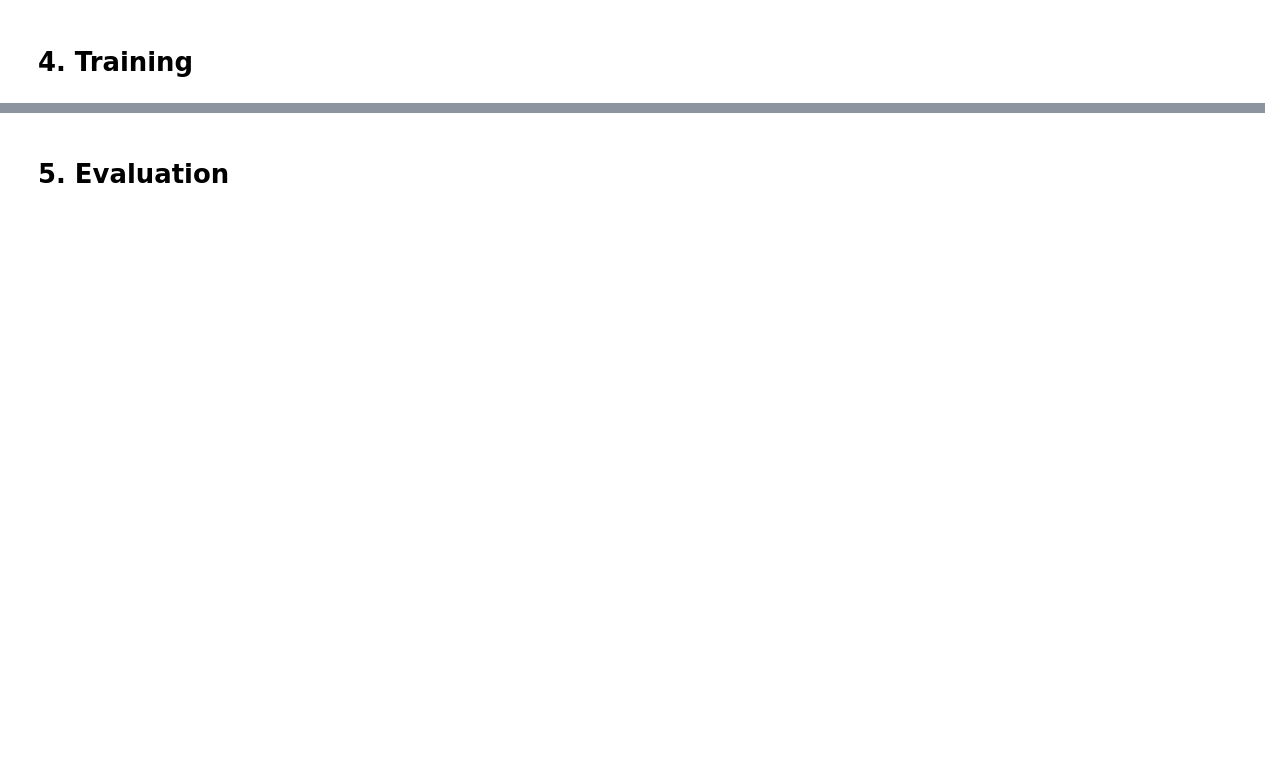
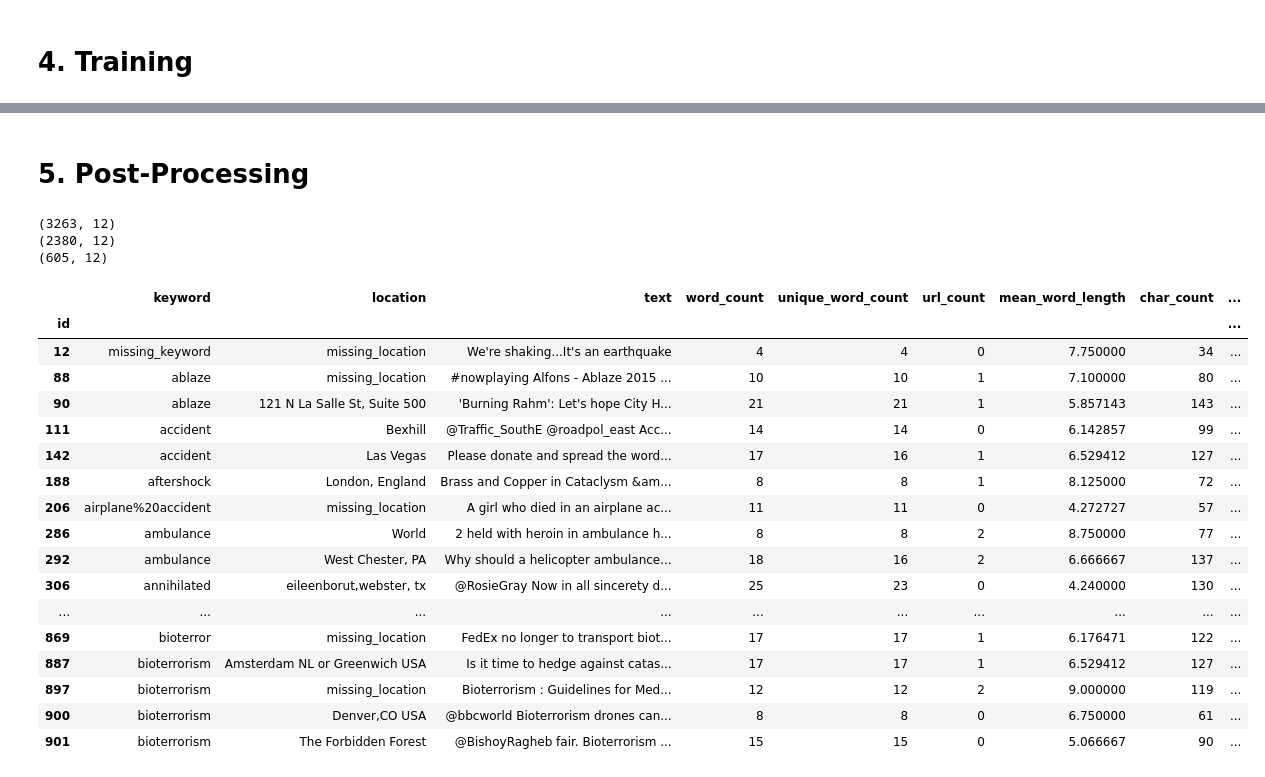
Before and after one commit to jensullrich/DataScienceSS20, a Jupyter notebook: Project/Project_NLP_disaster_tweets.ipynb, the cells around one changed output, grey strips where cells are left out. Drawn from its saved outputs; the diff is of its cells as text; code cells hidden in the pictures; blank space fills up the shorter version.

```diff
--- a/Project/Project_NLP_disaster_tweets.ipynb
+++ b/Project/Project_NLP_disaster_tweets.ipynb
@@ -282,2 +362,2 @@ train_history = model.fit(
 # %% [markdown]
-# 5. Evaluation
+# 5. Post-Processing
@@ -283,0 +368,29 @@ train_history = model.fit(
+# %%
+print(test.shape)
+uncertain = test[(test['prediction'] < 0.85)]
+print(uncertain.shape)
+uncertain = uncertain[(uncertain['prediction'] > 0.35)]
+print(uncertain.shape)
+uncertain.head(50)
+# %% [output]
+(3263, 12)
+(2380, 12)
+(605, 12)
+|  | keyword | location | text | word_count | unique_word_count | url_count | mean_word_length | char_count | ... |
+| id |  |  |  |  |  |  |  |  | ... |
+| 12 | missing_keyword | missing_location | We're shaking...It's an earthquake | 4 | 4 | 0 | 7.750000 | 34 | ... |
+| 88 | ablaze | missing_location | #nowplaying Alfons - Ablaze 2015 ... | 10 | 10 | 1 | 7.100000 | 80 | ... |
+| 90 | ablaze | 121 N La Salle St, Suite 500 | 'Burning Rahm': Let's hope City H... | 21 | 21 | 1 | 5.857143 | 143 | ... |
+| 111 | accident | Bexhill | @Traffic_SouthE @roadpol_east Acc... | 14 | 14 | 0 | 6.142857 | 99 | ... |
+| 142 | accident | Las Vegas | Please donate and spread the word... | 17 | 16 | 1 | 6.529412 | 127 | ... |
+| 188 | aftershock | London, England | Brass and Copper in Cataclysm &am... | 8 | 8 | 1 | 8.125000 | 72 | ... |
+| 206 | airplane%20accident | missing_location | A girl who died in an airplane ac... | 11 | 11 | 0 | 4.272727 | 57 | ... |
+| 286 | ambulance | World | 2 held with heroin in ambulance h... | 8 | 8 | 2 | 8.750000 | 77 | ... |
+| 292 | ambulance | West Chester, PA | Why should a helicopter ambulance... | 18 | 16 | 2 | 6.666667 | 137 | ... |
+| 306 | annihilated | eileenborut,webster, tx | @RosieGray Now in all sincerety d... | 25 | 23 | 0 | 4.240000 | 130 | ... |
+| ... | ... | ... | ... | ... | ... | ... | ... | ... | ... |
+| 869 | bioterror | missing_location | FedEx no longer to transport biot... | 17 | 17 | 1 | 6.176471 | 122 | ... |
+| 887 | bioterrorism | Amsterdam NL or Greenwich USA | Is it time to hedge against catas... | 17 | 17 | 1 | 6.529412 | 127 | ... |
+| 897 | bioterrorism | missing_location | Bioterrorism : Guidelines for Med... | 12 | 12 | 2 | 9.000000 | 119 | ... |
+| 900 | bioterrorism | Denver,CO USA | @bbcworld Bioterrorism drones can... | 8 | 8 | 0 | 6.750000 | 61 | ... |
+| 901 | bioterrorism | The Forbidden Forest | @BishoyRagheb fair. Bioterrorism ... | 15 | 15 | 0 | 5.066667 | 90 | ... |
```
Also changed, not shown: parts of 25 cells of this notebook.
